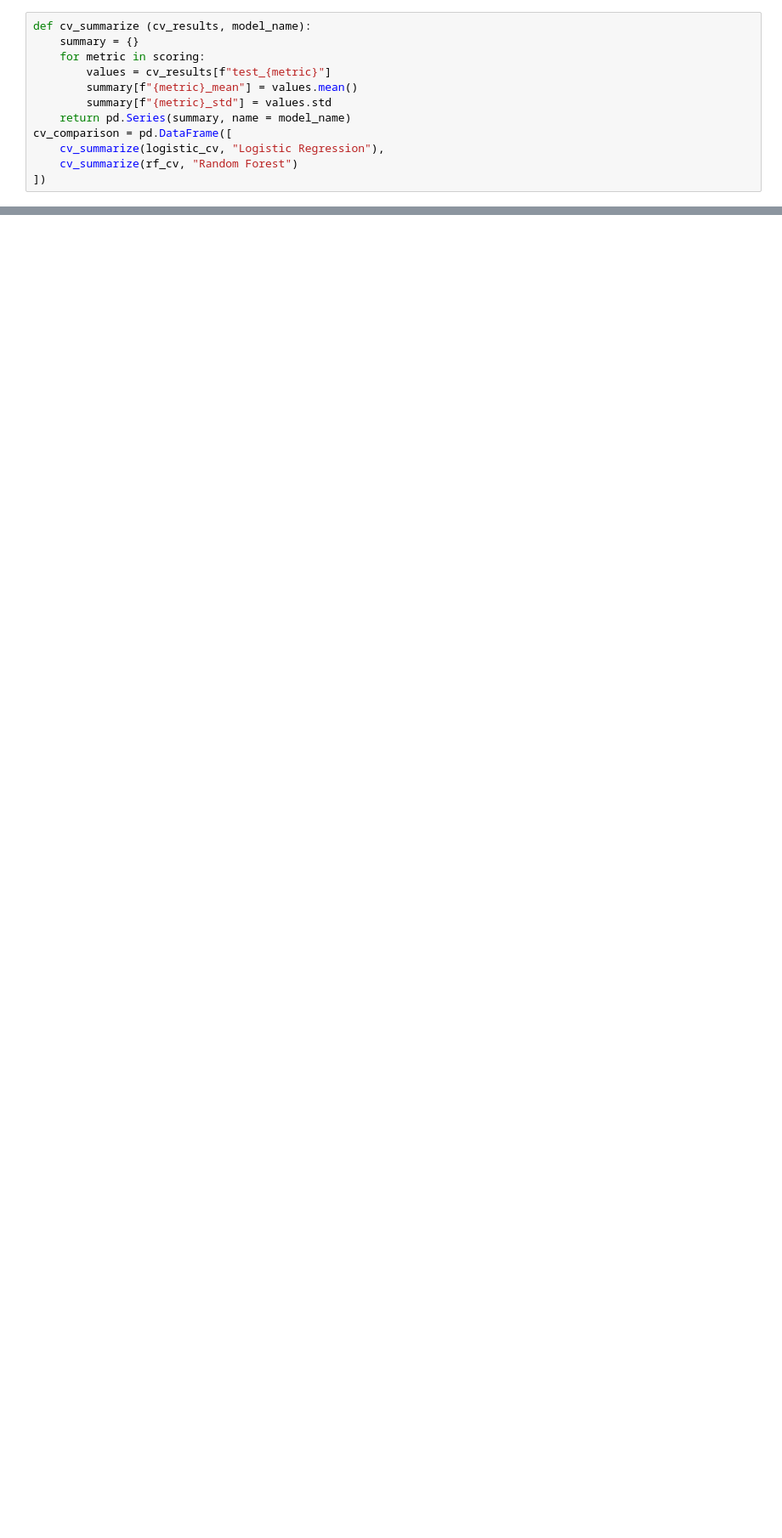
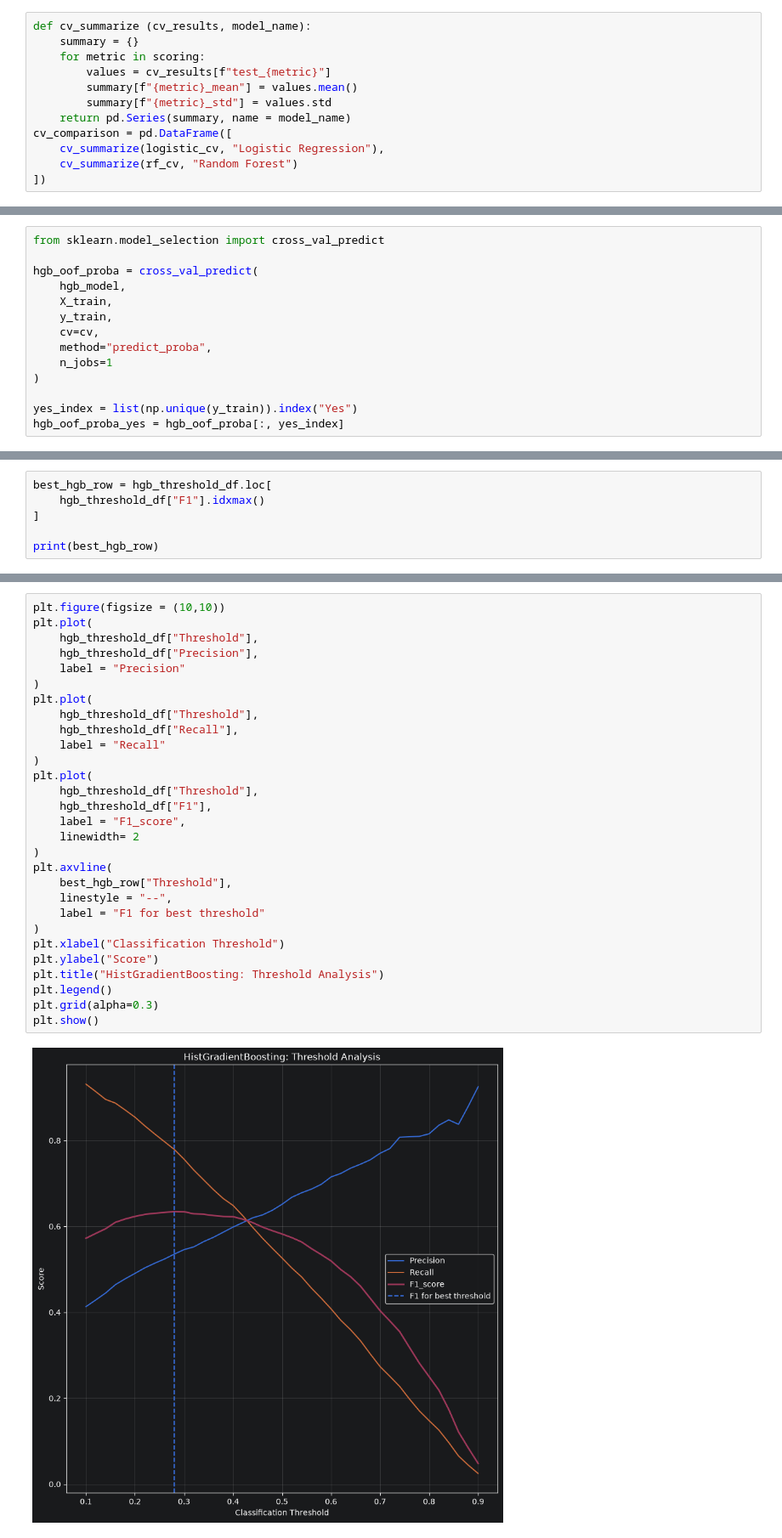
Before and after one commit to Juli-af/customer-churn-prediction, a Jupyter notebook: notebooks/01_data_inspection.ipynb, the cells around one changed output, grey strips where cells are left out. Shown at 85% size. Saved outputs shown, nothing was run; the diff lists cells and outputs as text; blank space fills up the shorter version.

```diff
--- a/notebooks/01_data_inspection.ipynb
+++ b/notebooks/01_data_inspection.ipynb
@@ -1039,0 +533,14 @@ roc_auc : 0.8206+/- 0.0056
+# %%
+from sklearn.model_selection import cross_val_predict
+
+hgb_oof_proba = cross_val_predict(
+    hgb_model,
+    X_train,
+    y_train,
+    cv=cv,
+    method="predict_proba",
+    n_jobs=1
+)
+
+yes_index = list(np.unique(y_train)).index("Yes")
+hgb_oof_proba_yes = hgb_oof_proba[:, yes_index]
@@ -1039,0 +590,6 @@ roc_auc : 0.8206+/- 0.0056
+# %%
+best_hgb_row = hgb_threshold_df.loc[
+    hgb_threshold_df["F1"].idxmax()
+]
+
+print(best_hgb_row)
@@ -1039,0 +602,31 @@ roc_auc : 0.8206+/- 0.0056
+# %%
+plt.figure(figsize = (10,10))
+plt.plot(
+    hgb_threshold_df["Threshold"],
+    hgb_threshold_df["Precision"],
+    label = "Precision"
+)
+plt.plot(
+    hgb_threshold_df["Threshold"],
+    hgb_threshold_df["Recall"],
+    label = "Recall"
+)
+plt.plot(
+    hgb_threshold_df["Threshold"],
+    hgb_threshold_df["F1"],
+    label = "F1_score",
+    linewidth= 2
+)
+plt.axvline(
+    best_hgb_row["Threshold"],
+    linestyle = "--",
+    label = "F1 for best threshold"
+)
+plt.xlabel("Classification Threshold")
+plt.ylabel("Score")
+plt.title("HistGradientBoosting: Threshold Analysis")
+plt.legend()
+plt.grid(alpha=0.3)
+plt.show()
+# %% [output]
+[figure, added]
```
Also changed, not shown: parts of 39 cells of this notebook.
